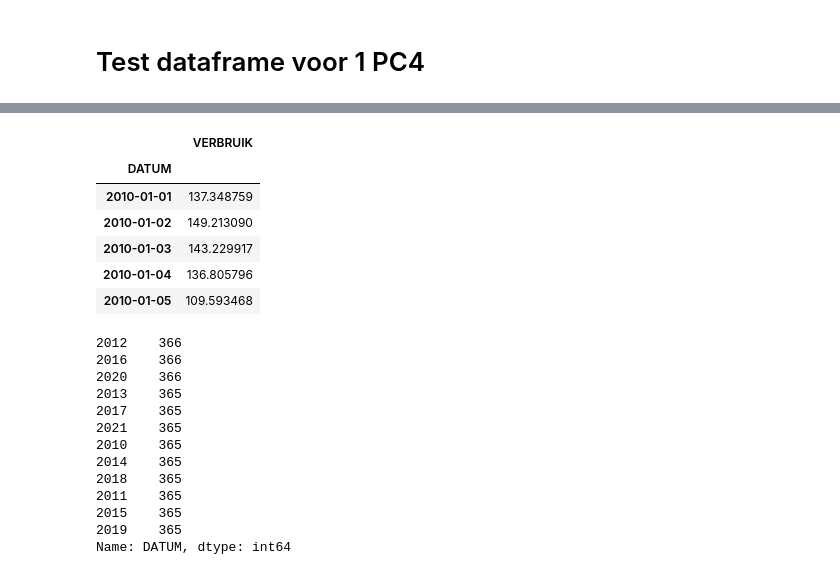
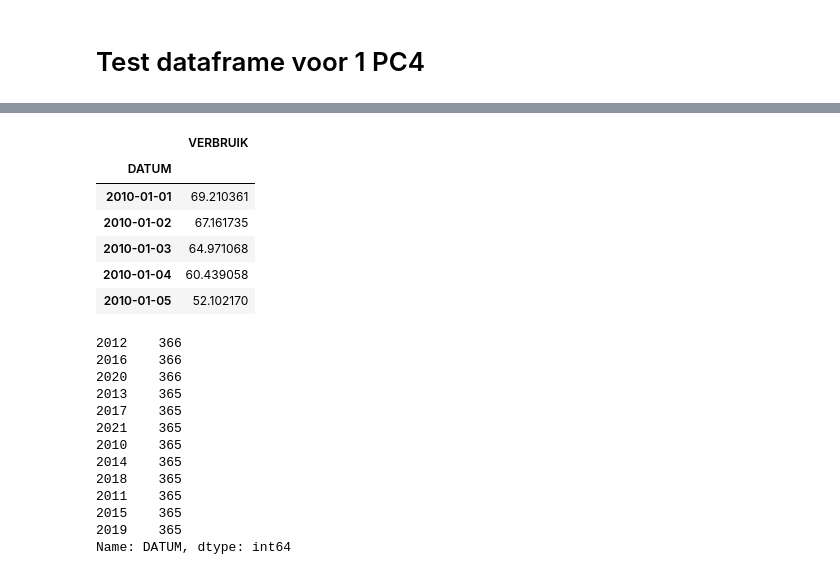
Before and after one commit to processminery/jads_enexis, a Jupyter notebook: notebooks/Kleinverbruik x NEDU.ipynb, the cells around one changed output, grey strips where cells are left out. Cells and saved outputs as stored; diff of their text form; code cells hidden in the pictures.

```diff
--- a/notebooks/Kleinverbruik x NEDU.ipynb
+++ b/notebooks/Kleinverbruik x NEDU.ipynb
@@ -56,7 +61,7 @@ array(['1X25', '3X25', '1X35', '3X35', '3X63', '1X40', '3X80', '3X50',
 # %%
 provincie_limburg = ['61', '62', '63', '64']
 provincie_brabant = ['42', '46', '47', '48', '49', '50', '51', '52', '53', '44', '55', '56', '57', '58', '60', '97']
-profiel_E1 = ['1X25','3X25', '1X20'] # de rest is profiel E2
+profiel_E1 = ['1X25', '1x25', '3X25', '3x25', '1X20','1x20'] # de rest is profiel E2
 
 # Voeg in de kleinverbruikgegevens, het bijpassende profiel voor de soort aansluiting toe
 def vervang_door_profiel(aansluiting, postcode, percentage):
@@ -153,24 +165,25 @@ df_verbruik = pd.merge(df_verbruik, df_pc4_res, on=['PC4'], how='left')
 # %%
 # een sample nemen uit de verbruiks data
 # en deze joinen met de df_transform_nedu data
-df_sample = df_verbruik[['RES','PC4','JAAR','SJV_TOTAAL','PROFIEL']][df_verbruik['PC4'] == 5211]
+df_sample = df_verbruik[['RES','PC4','JAAR','SJV_TOTAAL','PROFIEL']][df_verbruik['PC4'] == 4251
+                                                                ]
 df_sample = pd.merge(df_sample, df_transform_nedu, on=['JAAR','PROFIEL'], how='left')
 
 # verbruik per dag berekenen
 df_sample['VERBRUIK'] =  df_sample['SJV_TOTAAL'] * df_sample['VERBRUIKS_FACTOR']
 
 # df_verbruik is nog per pc6, dus eerst omzetten naar pc4
 df_sample_pc4 = df_sample.groupby(['RES','PC4','DATUM'], as_index=False).agg(VERBRUIK = ('VERBRUIK', 'sum'))
 df_sample_pc4 = pd.DataFrame(df_sample_pc4[['DATUM','VERBRUIK']]).set_index('DATUM')
 df_sample_pc4.head()
 # %% [output]
 |  | VERBRUIK |
 | DATUM |  |
-| 2010-01-01 | 137.348759 |
-| 2010-01-02 | 149.213090 |
-| 2010-01-03 | 143.229917 |
-| 2010-01-04 | 136.805796 |
-| 2010-01-05 | 109.593468 |
+| 2010-01-01 | 69.210361 |
+| 2010-01-02 | 67.161735 |
+| 2010-01-03 | 64.971068 |
+| 2010-01-04 | 60.439058 |
+| 2010-01-05 | 52.102170 |
 # %%
 df_sample_pc4.index.year.value_counts()
 # %% [output]
```
Also changed, not shown: parts of 12 cells of this notebook, 2 other files.
